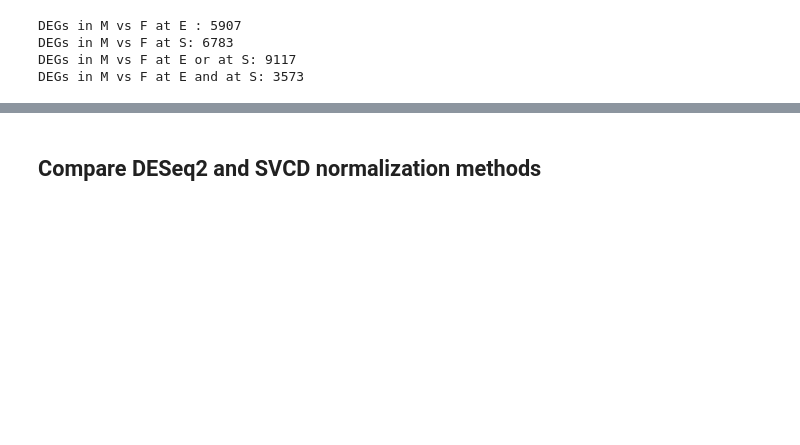
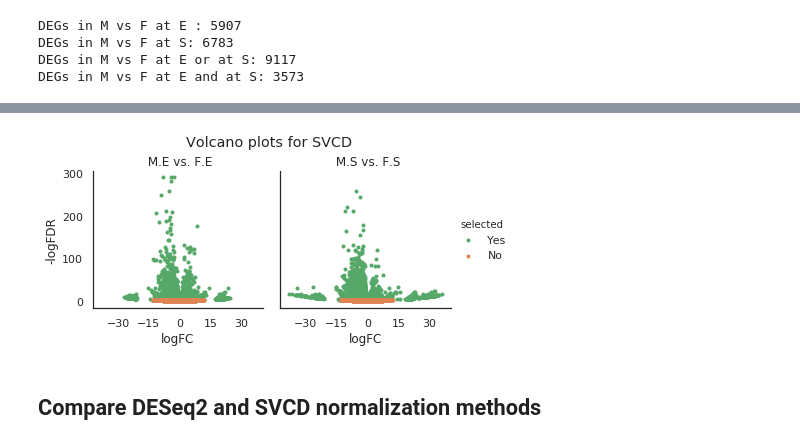
Before and after one commit to michaelpierrelee/2019-yun-pierrelee-chlorella_HS2-paper, a Jupyter notebook: notebooks/3-DE_genes.py.ipynb, the cells around one changed output, grey strips where cells are left out. Saved outputs shown, nothing was run; the diff lists cells and outputs as text; code cells hidden in the pictures; blank space fills up the shorter version.

```diff
--- a/notebooks/3-DE_genes.py.ipynb
+++ b/notebooks/3-DE_genes.py.ipynb
@@ -115,2 +182,48 @@ DEGs in M vs F at E or at S: 8214
+# %%
+# stack Comparisons level
+data = pd.concat([
+    res['svcd_E'][['log2FoldChange', 'padj']],
+    res['svcd_S'][['log2FoldChange', 'padj']]
+], axis=1)
+data.columns = pd.MultiIndex.from_product([[ 'M.E vs. F.E', 'M.S vs. F.S' ],
+                                           [ 'logFC', 'FDR' ] ])
+data = data.stack(level=0).reset_index().rename( {'level_1': 'Comparisons'}, axis=1 )
+# add a tag to DEGs
+data['selected'] = (data['FDR'] <= padj_thresh).replace({False: 'No', True: 'Yes'})
+# convert FDR into log FDR
+data['FDR'] = data['FDR'].apply(lambda x: -np.log10(x))
+# %%
+# plot
+colors = sns.color_palette("deep", 6).as_hex()
+pal = {'Yes': colors[2], 'No': colors[1]}
+
+g = sns.FacetGrid( data, col='Comparisons',
+                   hue='selected', hue_order=['Yes', 'No'],
+                   palette=pal )
+g.map(plt.scatter, 'logFC', 'FDR', marker=".").add_legend()
+
+g.set( xticks=np.arange(-30,40,15) )
+g.set_ylabels( '-logFDR' )
+g.fig.subplots_adjust( wspace=.1, hspace=.1 )
+
+for ax in g.axes.flat:
+    # Make title more human-readable
+    if ax.get_title(): ax.set_title( ax.get_title().split('=')[1] )
+    # Change margin titles (Only right axes have something in ax.texts)
+    if ax.texts:
+        # This contains the right ylabel text
+        txt = ax.texts[0]
+        ax.text(txt.get_unitless_position()[0], txt.get_unitless_position()[1],
+                txt.get_text().split('=')[1],
+                transform=ax.transAxes,
+                va='center')
+        # Remove the original text
+        ax.texts[0].remove()
+
+plt.suptitle('Volcano plots for SVCD', y=1.03)
+plt.savefig('../figures/volcano_plots.png', format='png', bbox_inches='tight')
+plt.show()
+# %% [output]
+[figure, added]
 # %% [markdown]
 ## Compare DESeq2 and SVCD normalization methods
```
Also changed, not shown: parts of 14 cells of this notebook, 5 other files.
